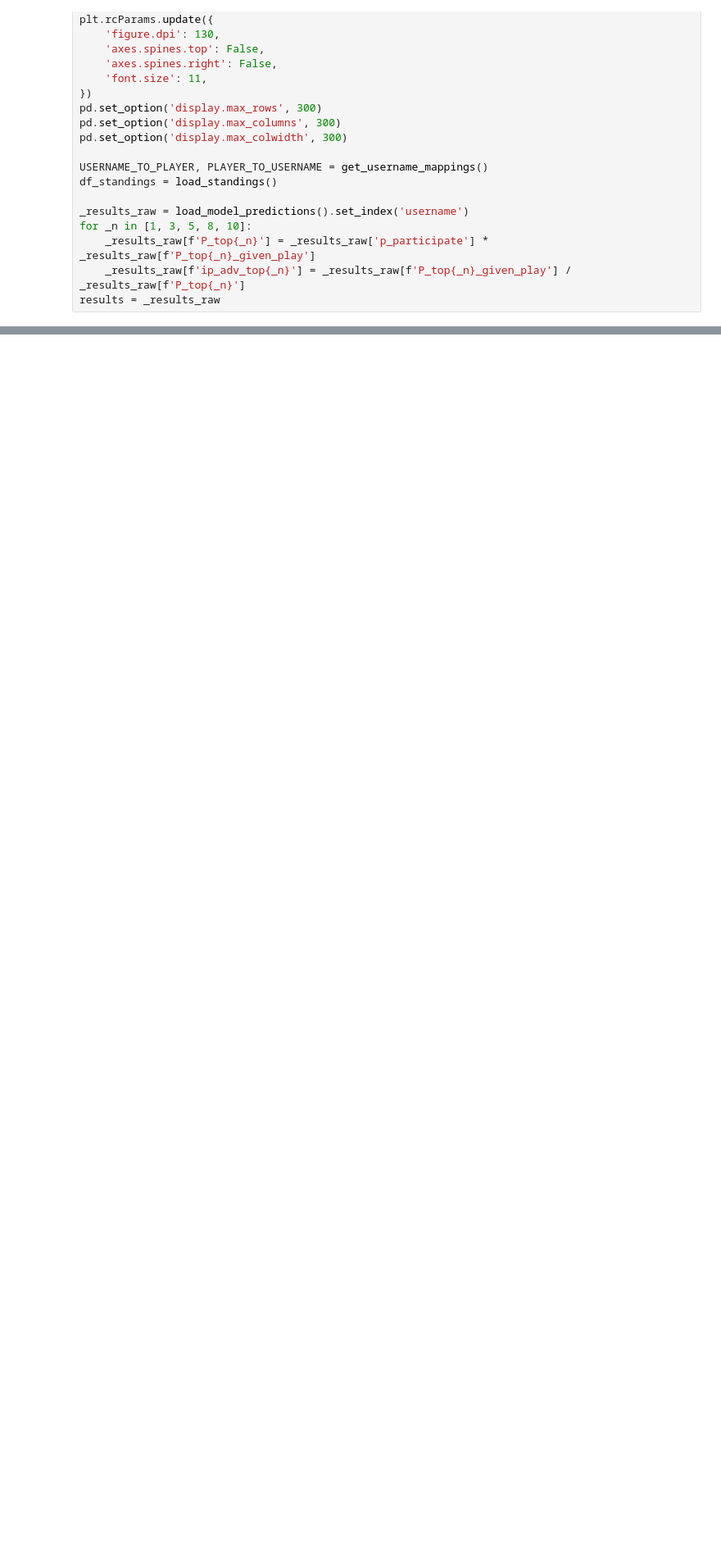
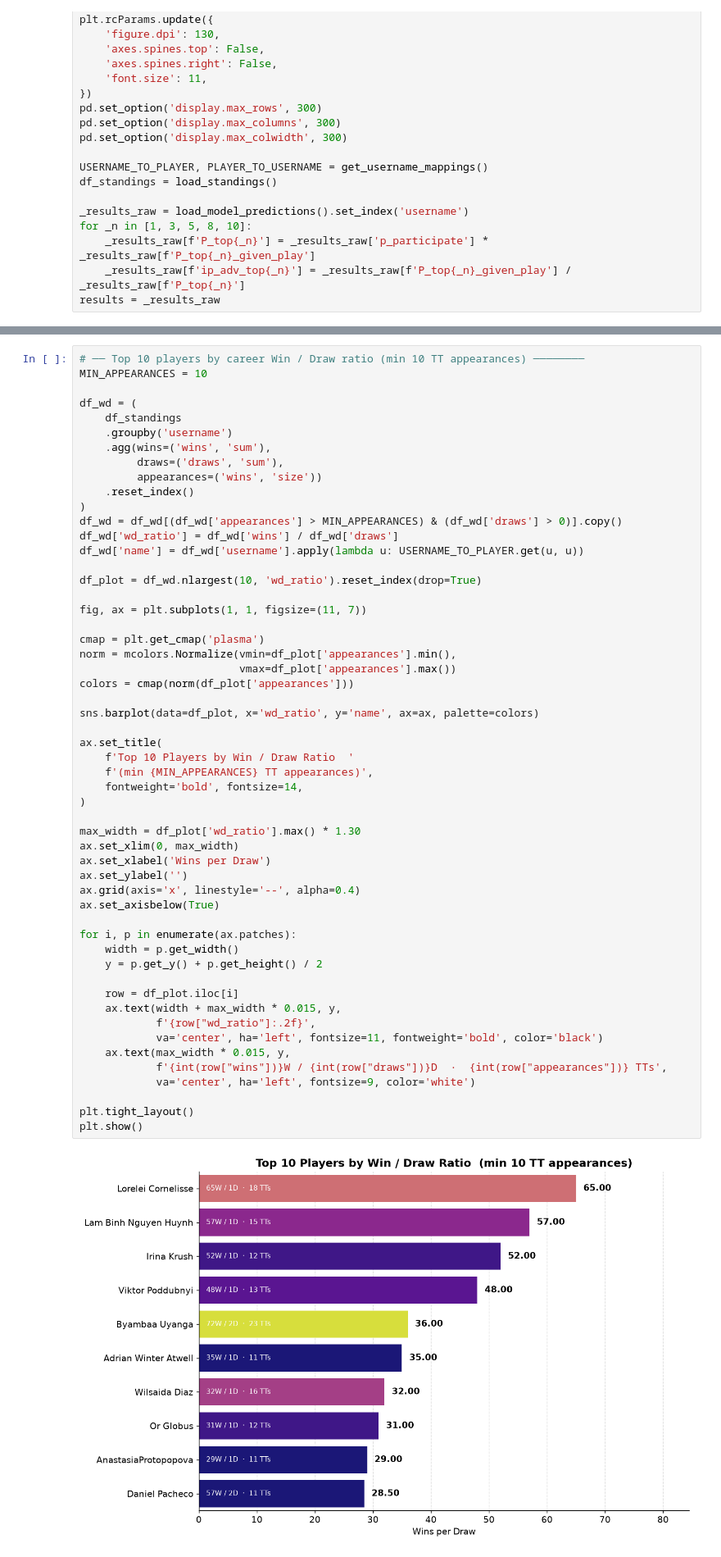
Before and after one commit to EvanMcCormick37/titled-tuesday-analysis, a Jupyter notebook: notebooks/evans-analysis.ipynb, the cells around one changed output, grey strips where cells are left out. Shown at 82% size. Cells and saved outputs as stored; diff of their text form; blank space fills up the shorter version.

```diff
--- a/notebooks/evans-analysis.ipynb
+++ b/notebooks/evans-analysis.ipynb
@@ -650,0 +229,56 @@ P(8) If Plays: 38.38
+# %%
+# ── Top 10 players by career Win / Draw ratio (min 10 TT appearances) ────────
+MIN_APPEARANCES = 10
+
+df_wd = (
+    df_standings
+    .groupby('username')
+    .agg(wins=('wins', 'sum'),
+         draws=('draws', 'sum'),
+         appearances=('wins', 'size'))
+    .reset_index()
+)
+df_wd = df_wd[(df_wd['appearances'] > MIN_APPEARANCES) & (df_wd['draws'] > 0)].copy()
+df_wd['wd_ratio'] = df_wd['wins'] / df_wd['draws']
+df_wd['name'] = df_wd['username'].apply(lambda u: USERNAME_TO_PLAYER.get(u, u))
+
+df_plot = df_wd.nlargest(10, 'wd_ratio').reset_index(drop=True)
+
+fig, ax = plt.subplots(1, 1, figsize=(11, 7))
+
+cmap = plt.get_cmap('plasma')
+norm = mcolors.Normalize(vmin=df_plot['appearances'].min(),
+                         vmax=df_plot['appearances'].max())
+colors = cmap(norm(df_plot['appearances']))
+
+sns.barplot(data=df_plot, x='wd_ratio', y='name', ax=ax, palette=colors)
+
+ax.set_title(
+    f'Top 10 Players by Win / Draw Ratio  '
+    f'(min {MIN_APPEARANCES} TT appearances)',
+    fontweight='bold', fontsize=14,
+)
+
+max_width = df_plot['wd_ratio'].max() * 1.30
+ax.set_xlim(0, max_width)
+ax.set_xlabel('Wins per Draw')
+ax.set_ylabel('')
+ax.grid(axis='x', linestyle='--', alpha=0.4)
+ax.set_axisbelow(True)
+
+for i, p in enumerate(ax.patches):
+    width = p.get_width()
+    y = p.get_y() + p.get_height() / 2
+
+    row = df_plot.iloc[i]
+    ax.text(width + max_width * 0.015, y,
+            f'{row["wd_ratio"]:.2f}',
+            va='center', ha='left', fontsize=11, fontweight='bold', color='black')
+    ax.text(max_width * 0.015, y,
+            f'{int(row["wins"])}W / {int(row["draws"])}D  ·  {int(row["appearances"])} TTs',
+            va='center', ha='left', fontsize=9, color='white')
+
+plt.tight_layout()
+plt.show()
+# %% [output]
+[figure, added]
```
Also changed, not shown: parts of 18 cells of this notebook, 9 other files.
